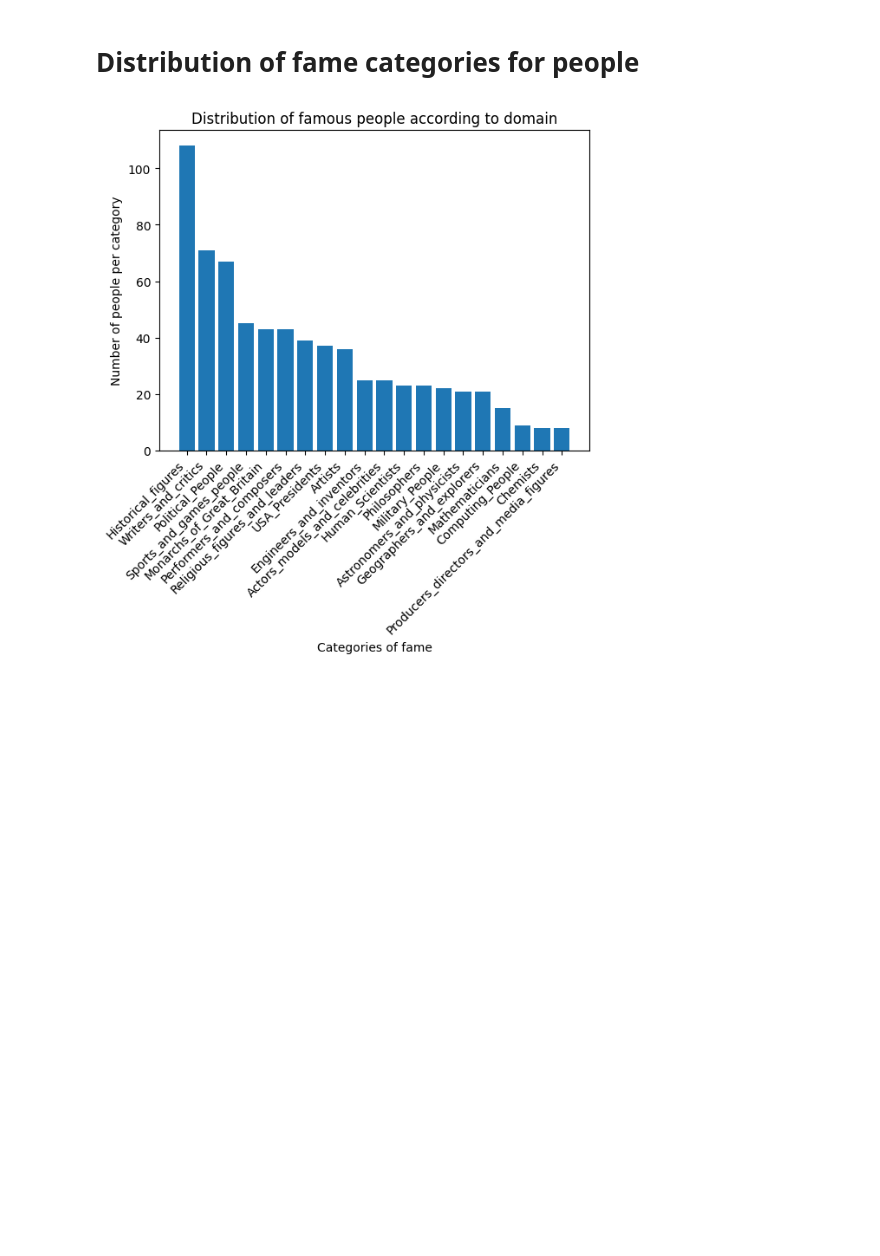
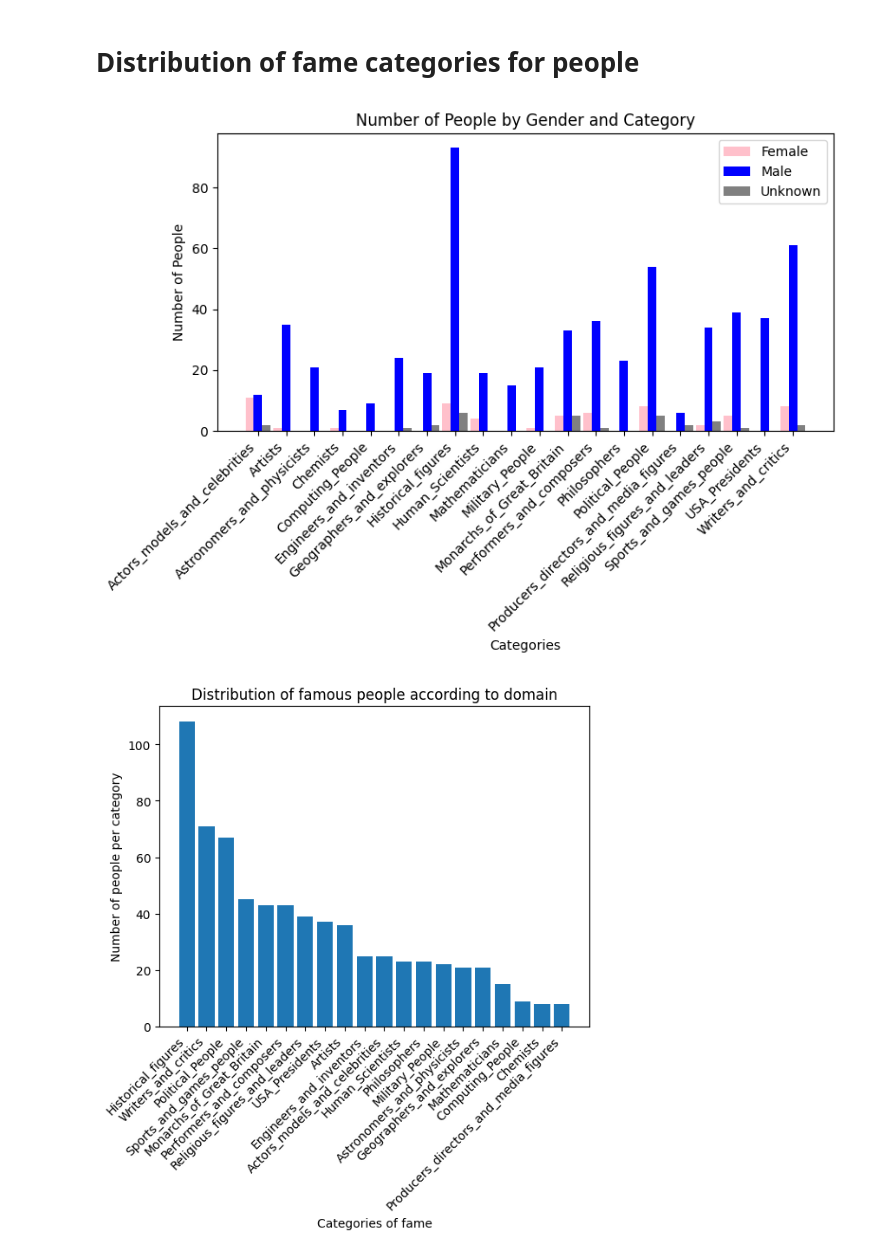
Before and after one commit to epfl-ada/ada-2023-project-ndlmada, a Jupyter notebook: P2_notebook.ipynb, the cells around one changed output. Cells and saved outputs as stored; diff of their text form; code cells hidden in the pictures; blank space fills up the shorter version.

Commit message:
new plot

```diff
--- a/P2_notebook.ipynb
+++ b/P2_notebook.ipynb
@@ -530,6 +529,34 @@ plt.show()
 [figure]
 # %% [markdown]
 # Distribution of fame categories for people
+# %%
+grouped_df = main_people_selection.groupby(['category', 'gender']).size().unstack(fill_value=0)
+grouped_df.index = [cat.replace('subject.People.', '') for cat in grouped_df.index]
+
+fig, ax = plt.subplots(figsize=(8, 6))
+
+bar_width = 0.3
+bar_positions = range(len(grouped_df))
+
+# Plotting bars for each gender
+ax.bar([pos - bar_width for pos in bar_positions], grouped_df['Female'], width=bar_width, label='Female', color = 'pink')
+ax.bar(bar_positions, grouped_df['Male'], width=bar_width, label='Male', color = 'blue')
+ax.bar([pos + bar_width for pos in bar_positions], grouped_df['Unknown'], width=bar_width, label='Unknown', color = 'grey')
+
+# Adding labels and title
+ax.set_xticks(bar_positions)
+ax.set_xticklabels(grouped_df.index, rotation=45, ha = 'right', fontsize = 10)
+ax.set_xlabel('Categories')
+ax.set_ylabel('Number of People')
+ax.set_title('Number of People by Gender and Category')
+
+# Adding legend
+ax.legend()
+
+plt.tight_layout()
+plt.show()
+# %% [output]
+[figure, added]
 # %%
 categories_distribution_df = main_people_selection['category'].value_counts()
 categories_ = [category.replace('subject.People.', '') for category in categories_distribution_df.index]
```
Also changed, not shown: parts of 6 cells of this notebook.
